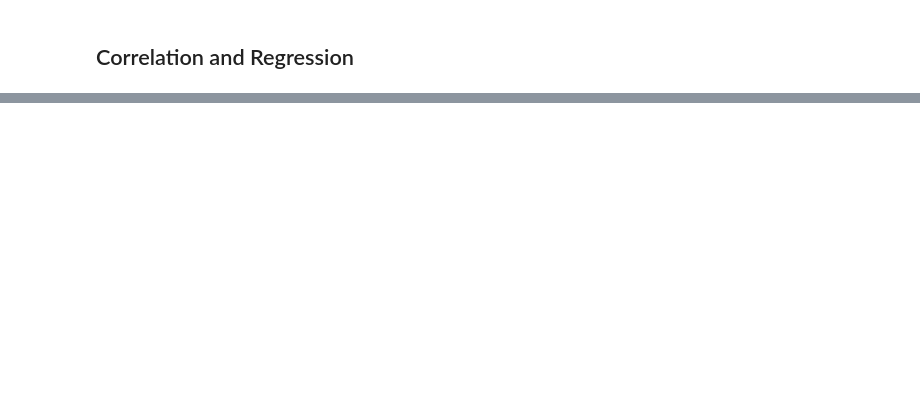
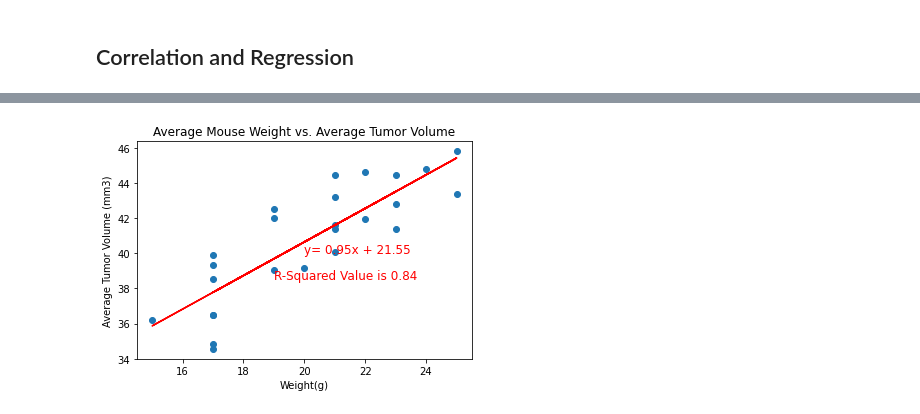
Before and after one commit to stefanyl/pymaceuticals-challenge, a Jupyter notebook: pymaceuticals_starter_hw.ipynb, the cells around one changed output, grey strips where cells are left out. Cells and saved outputs as stored; diff of their text form; code cells hidden in the pictures; blank space fills up the shorter version.

```diff
--- a/pymaceuticals_starter_hw.ipynb
+++ b/pymaceuticals_starter_hw.ipynb
@@ -395,0 +417,21 @@ plt.show()
+# %%
+# calculate linear regression
+slope, y_int, r_value, p_value, std_err = st.linregress(x_values, y_values)
+
+fit = x_values * slope  + y_int #line of best fit
+equation = "y= " + str(round(slope,2)) + "x + " + str(round(y_int,2))
+#r_square = "R-Squared Value is " + str(round(r_value,2))
+
+# use same scatter plot as above
+plt.scatter(x_values, y_values)
+plt.plot(x_values, fit, color = "red")
+plt.annotate(equation, (20, 40), color = "red", fontsize = 12)
+plt.annotate(r_square, (19, 38.5), color = "red", fontsize = 12)
+
+
+plt.title("Average Mouse Weight vs. Average Tumor Volume")
+plt.xlabel("Weight(g)")
+plt.ylabel("Average Tumor Volume (mm3)")
+plt.show()
+# %% [output]
+[figure, added]
```
Also changed, not shown: parts of 4 cells of this notebook.
